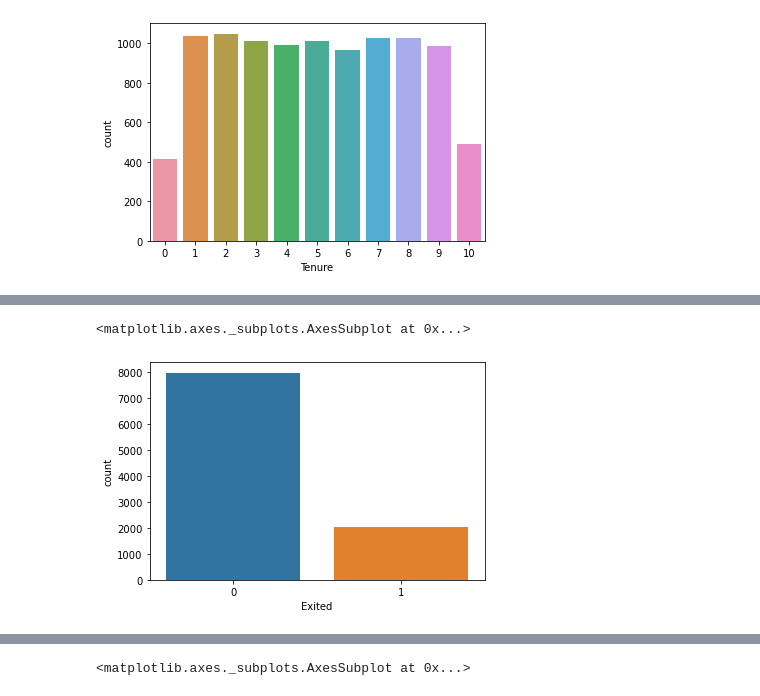
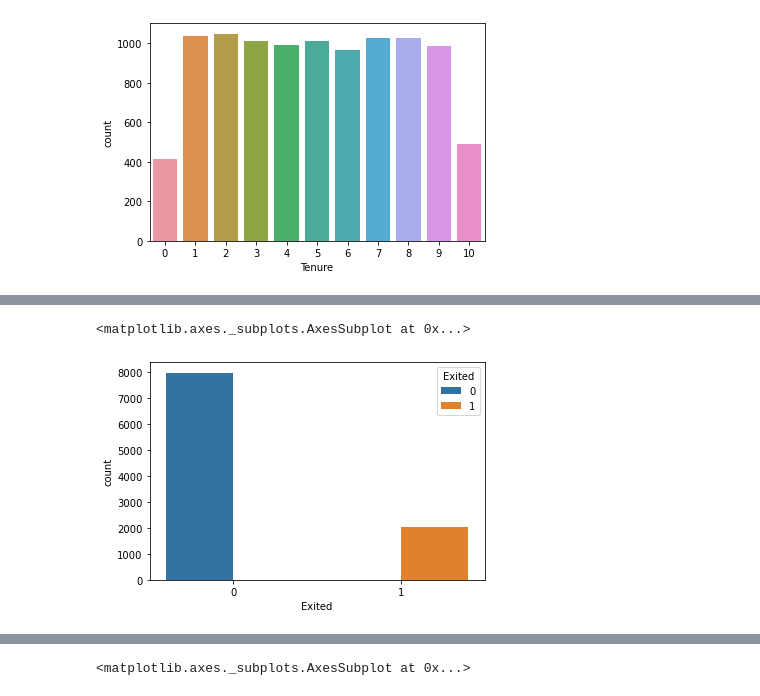
Before and after one commit to nehasinghal9646/churn-rate, a Jupyter notebook: churn rate.ipynb, the cells around one changed output, grey strips where cells are left out. Drawn from its saved outputs; the diff is of its cells as text; code cells hidden in the pictures.

```diff
--- a/churn rate.ipynb
+++ b/churn rate.ipynb
@@ -141,8 +232,8 @@ sns.countplot(x="Tenure",data=churn)
 # %%
-sns.countplot(x="Exited",data=churn)
+sns.countplot(x="Exited",hue="Exited",data=churn)
 # %% [output]
 <matplotlib.axes._subplots.AxesSubplot at 0x...>
-[figure, old version]
+[figure, new version]
 # %%
 sns.countplot(x="Age",data=churn)
 # %% [output]
```
Also changed, not shown: parts of 28 cells of this notebook.
